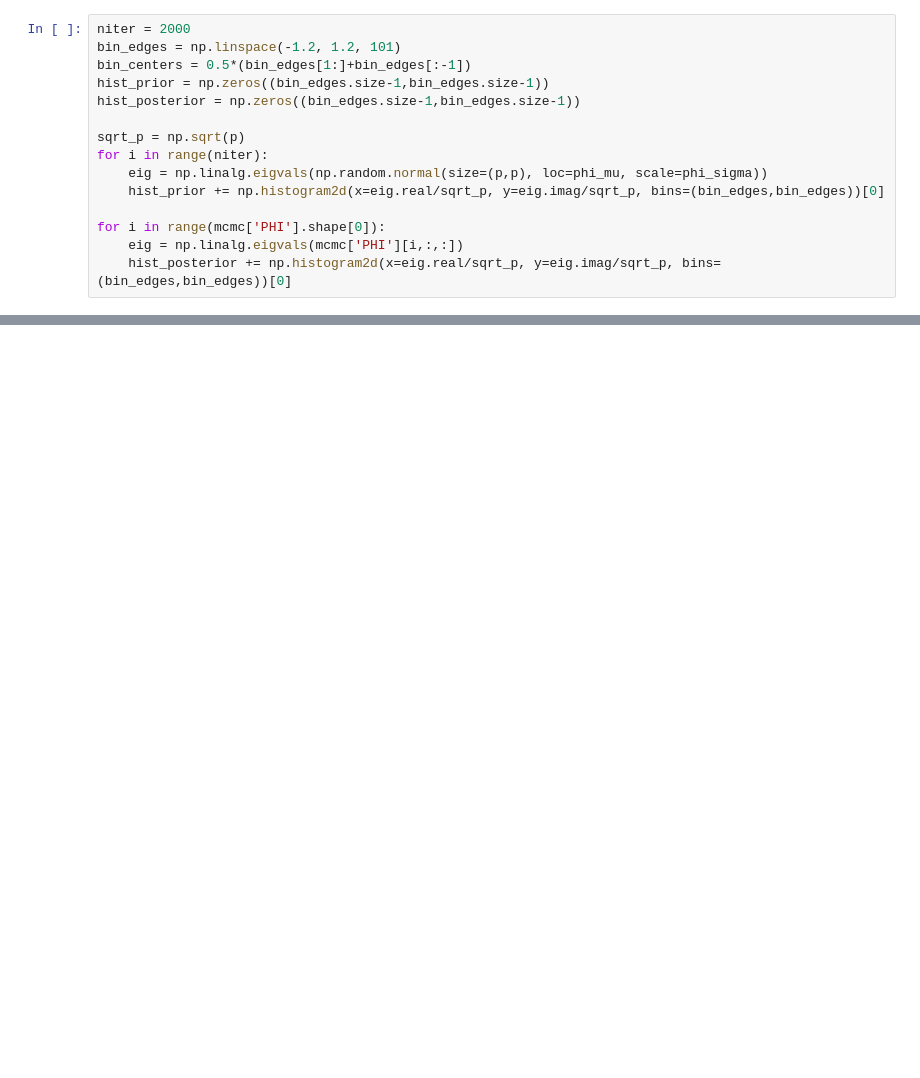
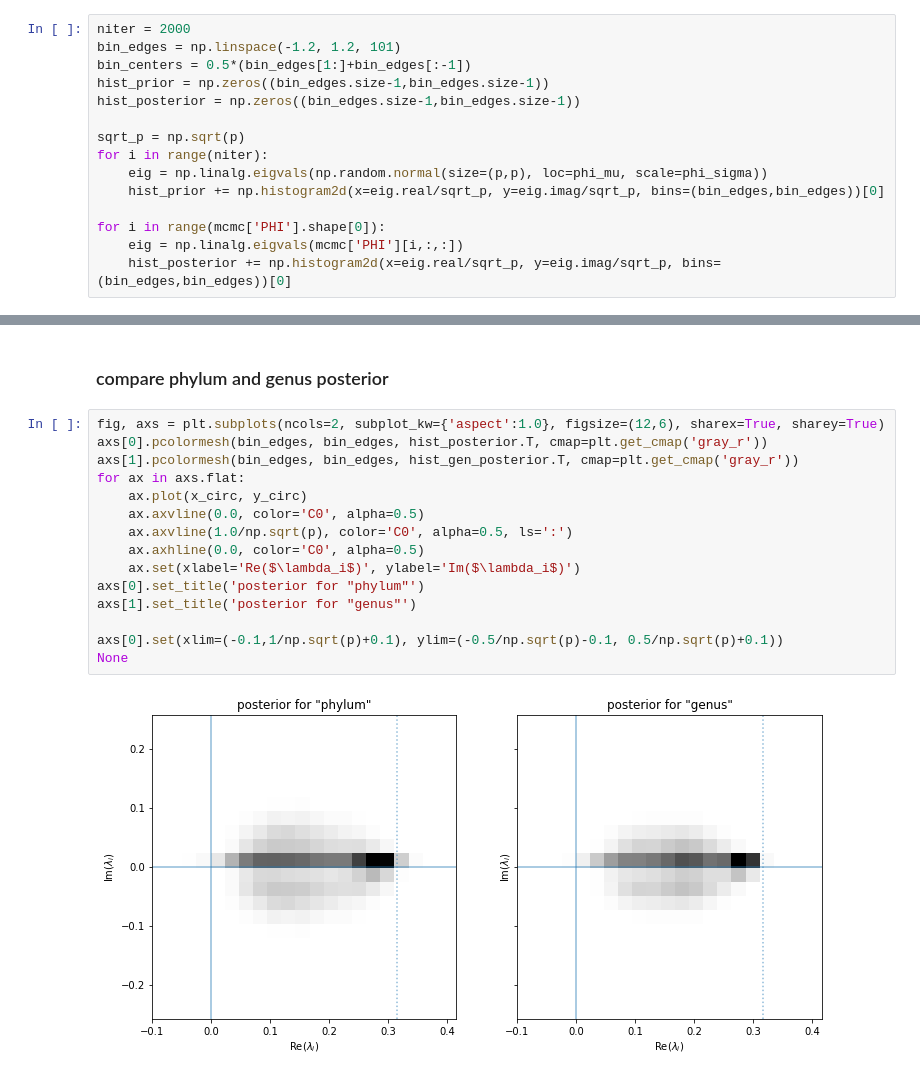
Before and after one commit to gregbritten/ecological_stability, a Jupyter notebook: py_code/null_eigenvalue_distributions.ipynb, the cells around one changed output, grey strips where cells are left out. Cells and saved outputs as stored; diff of their text form; blank space fills up the shorter version.

```diff
--- a/py_code/null_eigenvalue_distributions.ipynb
+++ b/py_code/null_eigenvalue_distributions.ipynb
@@ -184,0 +269,19 @@ None
+# %% [markdown]
+### compare phylum and genus posterior
+# %%
+fig, axs = plt.subplots(ncols=2, subplot_kw={'aspect':1.0}, figsize=(12,6), sharex=True, sharey=True)
+axs[0].pcolormesh(bin_edges, bin_edges, hist_posterior.T, cmap=plt.get_cmap('gray_r'))
+axs[1].pcolormesh(bin_edges, bin_edges, hist_gen_posterior.T, cmap=plt.get_cmap('gray_r'))
+for ax in axs.flat:
+    ax.plot(x_circ, y_circ)
+    ax.axvline(0.0, color='C0', alpha=0.5)
+    ax.axvline(1.0/np.sqrt(p), color='C0', alpha=0.5, ls=':')
+    ax.axhline(0.0, color='C0', alpha=0.5)
+    ax.set(xlabel='Re($\lambda_i$)', ylabel='Im($\lambda_i$)')
+axs[0].set_title('posterior for "phylum"')
+axs[1].set_title('posterior for "genus"')
+
+axs[0].set(xlim=(-0.1,1/np.sqrt(p)+0.1), ylim=(-0.5/np.sqrt(p)-0.1, 0.5/np.sqrt(p)+0.1))
+None
+# %% [output]
+[figure, added]
```
Also changed, not shown: parts of 11 cells of this notebook.
